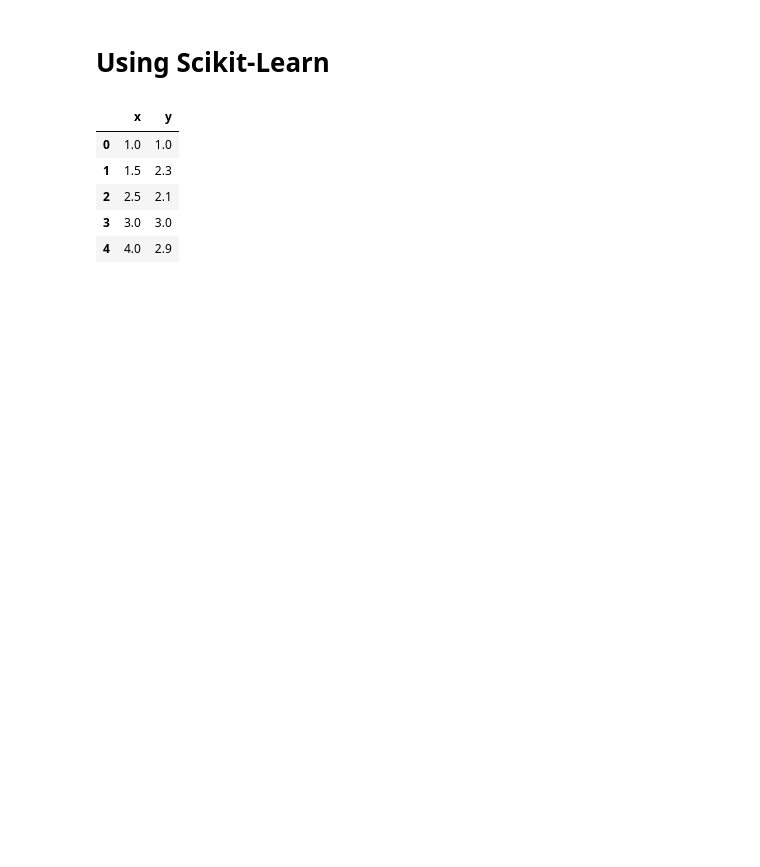
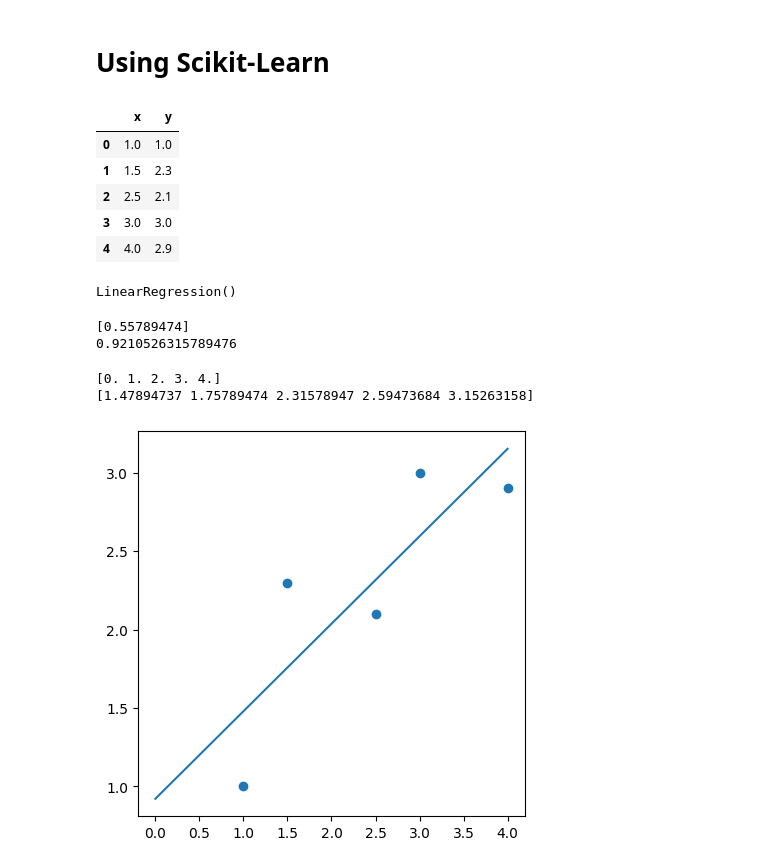
Before and after one commit to IT4063c-Spring23/In-class-sandbox, a Jupyter notebook: modules/Regression/sandbox.ipynb, the cells around one changed output. Drawn from its saved outputs; the diff is of its cells as text; code cells hidden in the pictures; blank space fills up the shorter version.

Commit message:
linear regression in class

```diff
--- a/modules/Regression/sandbox.ipynb
+++ b/modules/Regression/sandbox.ipynb
@@ -261,3 +260,35 @@ df
 | 2 | 2.5 | 2.1 |
 | 3 | 3.0 | 3.0 |
 | 4 | 4.0 | 2.9 |
+# %%
+from sklearn.linear_model import LinearRegression
+
+model = LinearRegression()
+model.fit(df[['x']], df['y'])
+# %% [output]
+LinearRegression()
+# %%
+print(model.coef_)
+print(model.intercept_)
+# %% [output]
+[0.55789474]
+0.9210526315789476
+# %%
+x_line = np.linspace(0,4,5)
+# y_line = model.intercept_ + model.coef_[0] * x_line
+y_line = model.predict(df[['x']])
+
+print(x_line)
+print(y_line)
+# %% [output]
+[0. 1. 2. 3. 4.]
+[1.47894737 1.75789474 2.31578947 2.59473684 3.15263158]
+# %%
+f, ax = plt.subplots(figsize = (5,5))
+ax.scatter(df['x'], df['y'])
+
+ax.plot(x_line, y_line, label="y^")
+
+plt.show()
+# %% [output]
+[figure, added]
```
Also changed, not shown: parts of 12 cells of this notebook.
